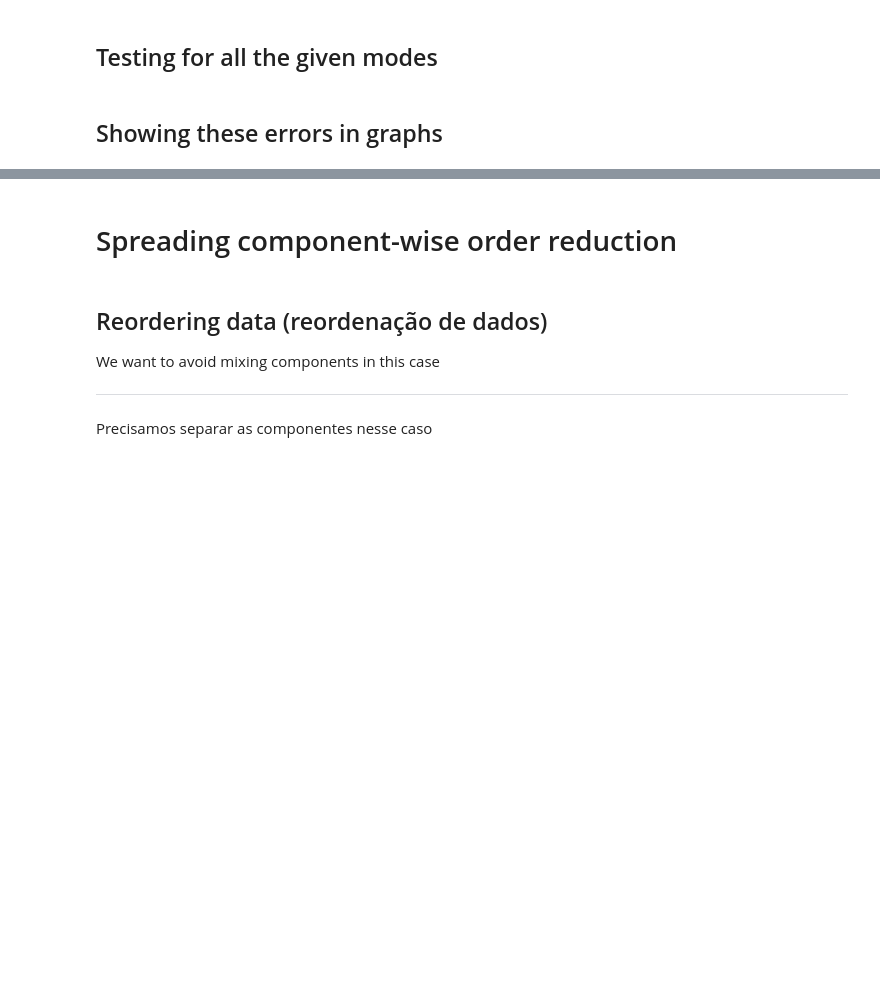
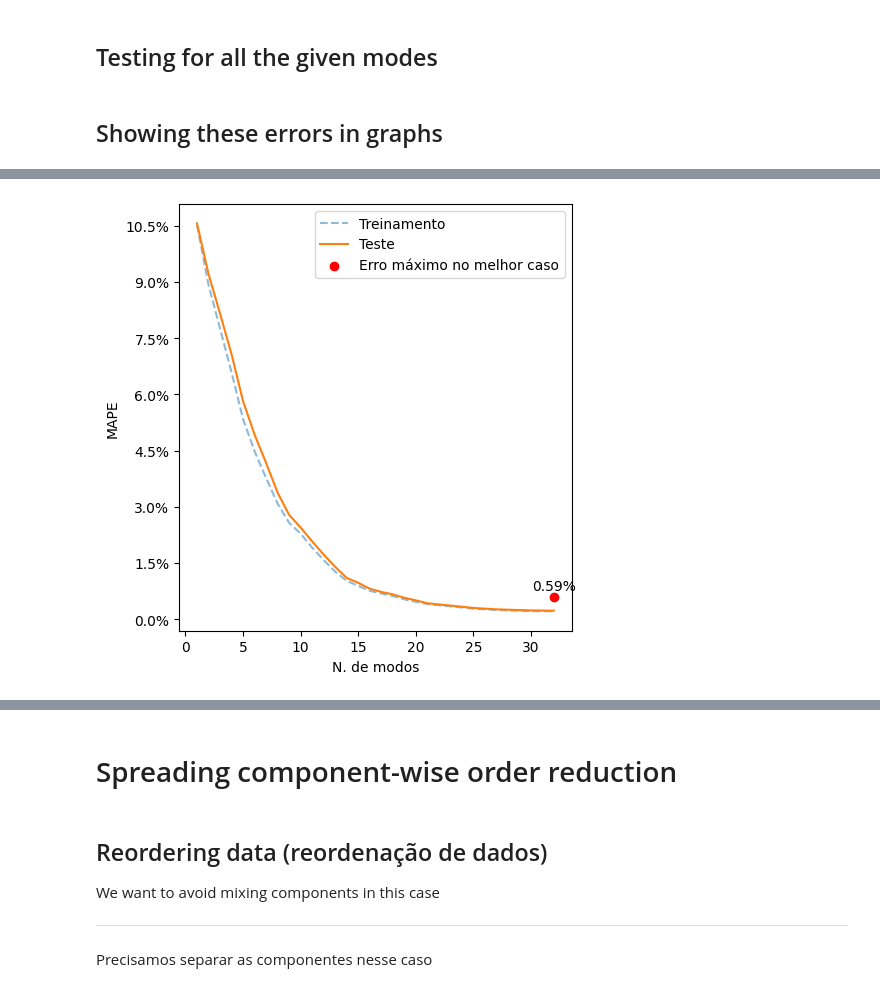
Before and after one commit to GuiCT/data-driven-studies, a Jupyter notebook: droplet/kpca_linear.ipynb, the cells around one changed output, grey strips where cells are left out. Cells and saved outputs as stored; diff of their text form; code cells hidden in the pictures; blank space fills up the shorter version.

Commit message:
(droplet-or): updating figure generation logic, adding optuna study logic

```diff
--- a/droplet/kpca_linear.ipynb
+++ b/droplet/kpca_linear.ipynb
@@ -143,71 +186,27 @@ BASE_PATH = f".results/kpca/{USED_KERNEL}/"
 # %%
-import os
-from matplotlib.ticker import MaxNLocator, PercentFormatter
+for key, obj in collision.items():
+    training_error = obj['training_error'].loc[:,(slice(None), 'MRAE')].mean().unstack() * 100
+    testing_error = obj['testing_error'].loc[:,(slice(None), 'MRAE')].mean().unstack() * 100
+    max_error_last_mode_train = obj["training_error"].loc[:,(TESTED_MODES[-1], 'MRAE')].max() * 100
+    max_error_last_mode_test = obj["testing_error"].loc[:,(TESTED_MODES[-1], 'MRAE')].max() * 100
+    max_error_last_modes = max(max_error_last_mode_train, max_error_last_mode_test)
 
-fig, ax = plt.subplots(figsize=(16, 9))
-os.makedirs(BASE_PATH, exist_ok=True)
-
-for key, obj in collision.items():
-    training_error = obj['training_error'].loc[:,
-                                               (slice(None), 'MRAE')].mean().unstack() * 100
-    testing_error = obj['testing_error'].loc[:,
-                                             (slice(None), 'MRAE')].mean().unstack() * 100
-    # region COMPONENT-SPECIFIC FIGURE
-    component_fig, component_ax = plt.subplots(1, 2, figsize=(16, 9))
-    training_error.plot(ax=component_ax[0], linestyle='--', alpha=0.5)
-    testing_error.plot(ax=component_ax[0], linestyle='-')
-    component_ax[0].set_ylabel("Erro médio absoluto percentual (MAPE)")
-    component_ax[0].set_xlabel("Número de modos")
-    component_ax[1].remove()
-    component_ax[1] = component_fig.add_subplot(1, 2, 2, projection='3d')
-    x, y = np.meshgrid(obj['testing_error'].index, TESTED_MODES)
-    z = obj['testing_error'].loc[:, (slice(None), 'MRAE')].values.T * 100
-    component_ax[1].plot_surface(x, y, z)
-    component_ax[1].set_xlabel("Snapshot")
-    component_ax[1].set_ylabel("Número de modos")
-    component_ax[1].set_zlabel("Erro médio absoluto percentual (MAPE)")
-    component_ax[1].set_title("Erro de teste")
-    max_error_last_mode_train = obj["training_error"].loc[:,
-                                                          (TESTED_MODES[-1], 'MRAE')].max() * 100
-    max_error_last_mode_test = obj["testing_error"].loc[:,
-                                                        (TESTED_MODES[-1], 'MRAE')].max() * 100
-    max_error_last_modes = max(
-        max_error_last_mode_train, max_error_last_mode_test)
-    component_ax[0].scatter(
+    component_fig, component_ax = plt.subplots(1, 1, figsize=(5,5))
+    training_error.plot(ax=component_ax, linestyle='--', alpha=0.5)
+    testing_error.plot(ax=component_ax, linestyle='-')
+    component_ax.set_ylabel("MAPE")
+    component_ax.set_xlabel("N. de modos")
+    component_ax.scatter(
         [TESTED_MODES[-1]], [max_error_last_modes], color='red')
-    component_ax[0].annotate(f"{max_error_last_modes:.2f}%", (TESTED_MODES[-1],
-                             max_error_last_modes), textcoords="offset points", xytext=(0, 10), ha='center')
-    component_ax[0].legend(
+    component_ax.annotate(f"{max_error_last_modes:.2f}%", (TESTED_MODES[-1],
+                                max_error_last_modes), textcoords="offset points", xytext=(0, 5), ha='center')
+    component_ax.legend(
         ['Treinamento', 'Teste', 'Erro máximo no melhor caso'])
-    component_ax[0].yaxis.set_major_locator(MaxNLocator())
-    component_ax[0].yaxis.set_major_formatter(PercentFormatter())
-    component_ax[1].zaxis.set_major_locator(MaxNLocator())
-    component_ax[1].zaxis.set_major_formatter(PercentFormatter())
-    component_fig.suptitle(
-        f"Erro médio absoluto percentual para a componente '{obj["pt_name"]}'")
-    os.makedirs(f"{BASE_PATH}/collision/separate", exist_ok=True)
-    component_fig.suptitle(f"""Simulação da colisão
-                           Kernel PCA com kernel {kernel_name}: Redução da componente '{obj["pt_name"]}'""")
+    component_ax.yaxis.set_major_locator(MaxNLocator())
+    component_ax.yaxis.set_major_formatter(PercentFormatter())
     component_fig.tight_layout()
+    os.makedirs(f"{RESULT_FOLDER}/kpca/{USED_KERNEL}/collision/separate/2d", exist_ok=True)
     component_fig.savefig(
-        f"{BASE_PATH}/collision/separate/{obj["pt_name_treated"]}.png", dpi=333, bbox_inches='tight')
-    # endregion
-    training_error.plot(ax=ax, linestyle='--', alpha=0.5)
-    testing_error.plot(ax=ax, linestyle='-')
-
-training_legend = [
-    f"{cn["pt_name"]} (treinamento)" for cn in collision.values()]
-testing_legend = [f"{cn["pt_name"]} (teste)" for cn in collision.values()]
-legend = [''] * (len(training_legend) + len(testing_legend))
-legend[::2] = training_legend
-legend[1::2] = testing_legend
-ax.legend(legend)
-ax.yaxis.set_major_locator(MaxNLocator())
-ax.yaxis.set_major_formatter(PercentFormatter())
-ax.set_title(f"""Simulação da colisão
-             Kernel PCA com kernel {kernel_name}: Componentes separadas""")
-ax.set_xlabel("Número de modos")
-ax.set_ylabel("Erro médio absoluto percentual (MAPE)")
-fig.tight_layout()
-fig.savefig(f"{BASE_PATH}/collision/separate/todos.png", dpi=333, bbox_inches='tight')
-plt.show()
+        f"{RESULT_FOLDER}/kpca/{USED_KERNEL}/collision/separate/2d/{obj["pt_name_treated"]}.pdf", dpi=600, transparent=True)
+# %% [output]
+[figure, added]
```
Also changed, not shown: parts of 31 cells of this notebook, 8 other files.
